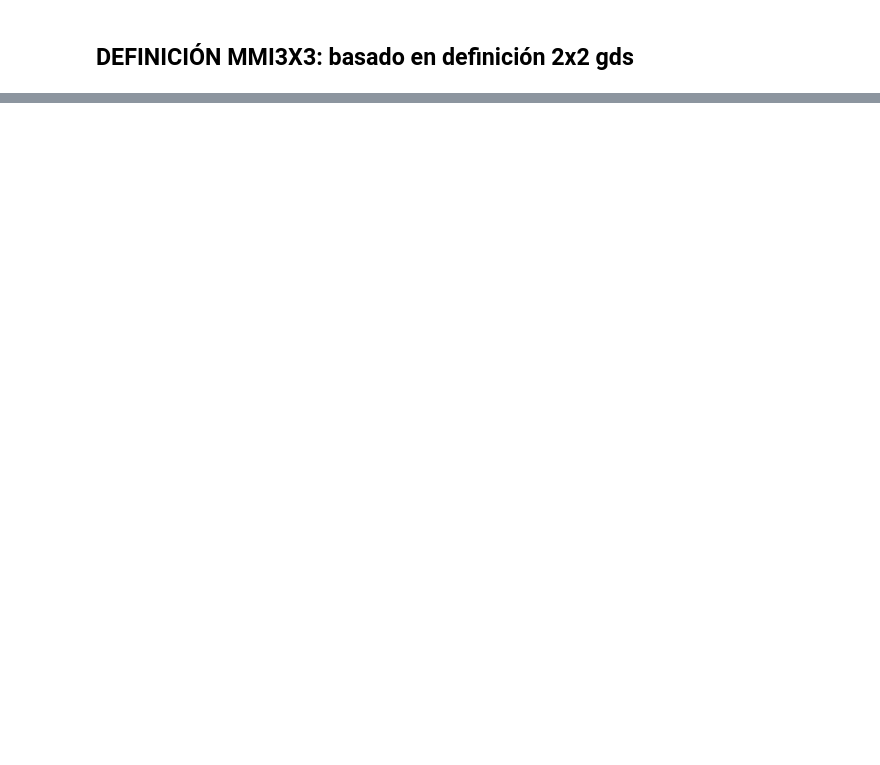
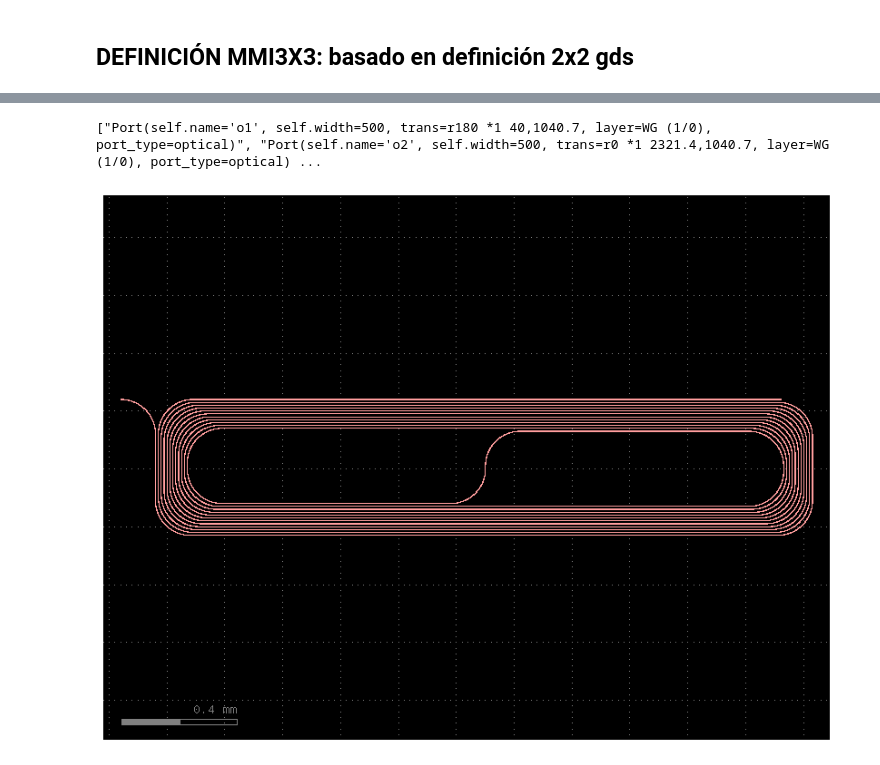
Before and after one commit to mromgar1/pic-upv-lab5-finalproject, a Jupyter notebook: LAYOUT_SIN.ipynb, the cells around one changed output, grey strips where cells are left out. Saved outputs shown, nothing was run; the diff lists cells and outputs as text; code cells hidden in the pictures; blank space fills up the shorter version.

```diff
--- a/LAYOUT_SIN.ipynb
+++ b/LAYOUT_SIN.ipynb
@@ -163,0 +214,7 @@ c.show()
+# %%
+#DEBO CAMBIAR LA WIDTH DE LA ESPIRAL A 0.45 UM, AHORA ESTÁ EN 0.5 UM
+spiral.plot()
+print(spiral.ports)
+# %% [output]
+["Port(self.name='o1', self.width=500, trans=r180 *1 40,1040.7, layer=WG (1/0), port_type=optical)", "Port(self.name='o2', self.width=500, trans=r0 *1 2321.4,1040.7, layer=WG (1/0), port_type=optical) ...
+[figure, added]
```
Also changed, not shown: parts of 8 cells of this notebook, 1 other file.
